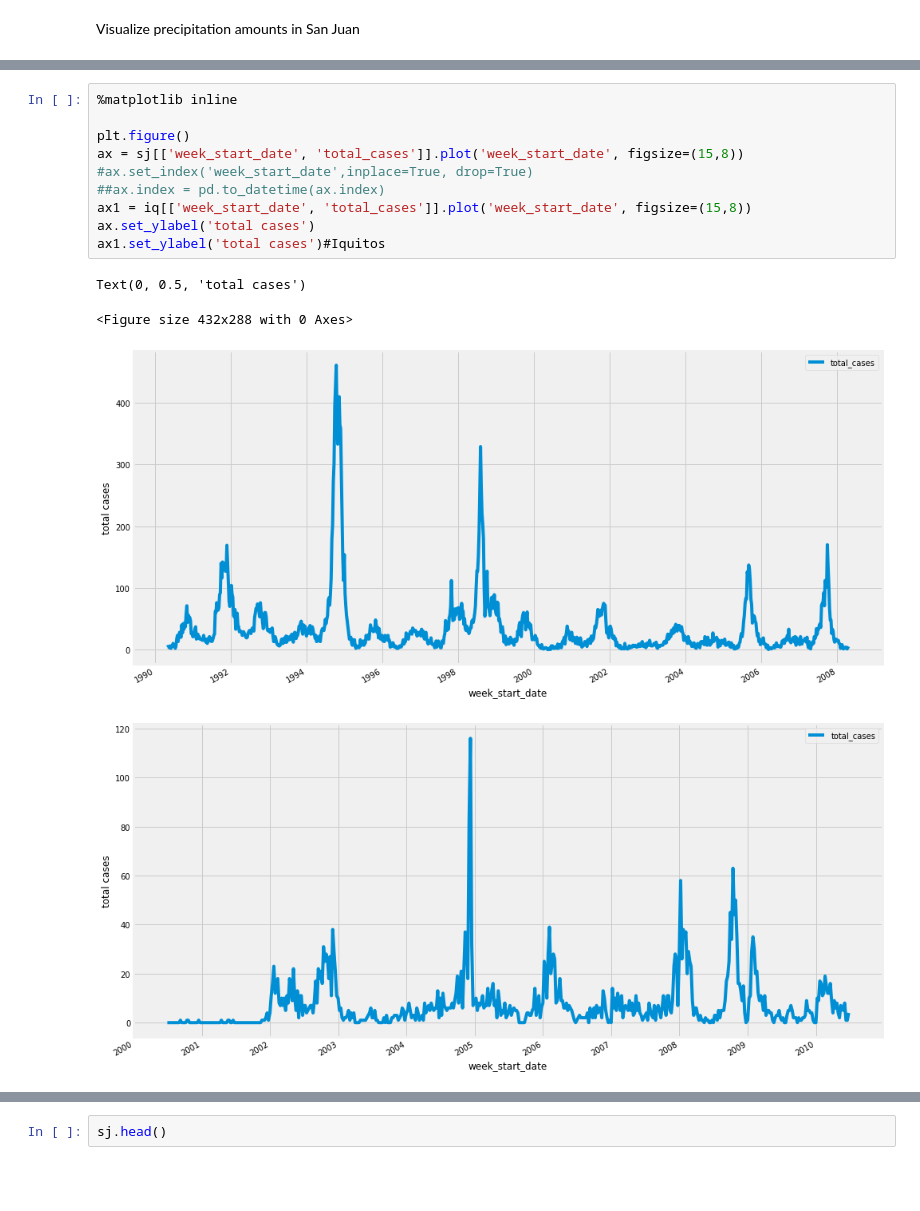
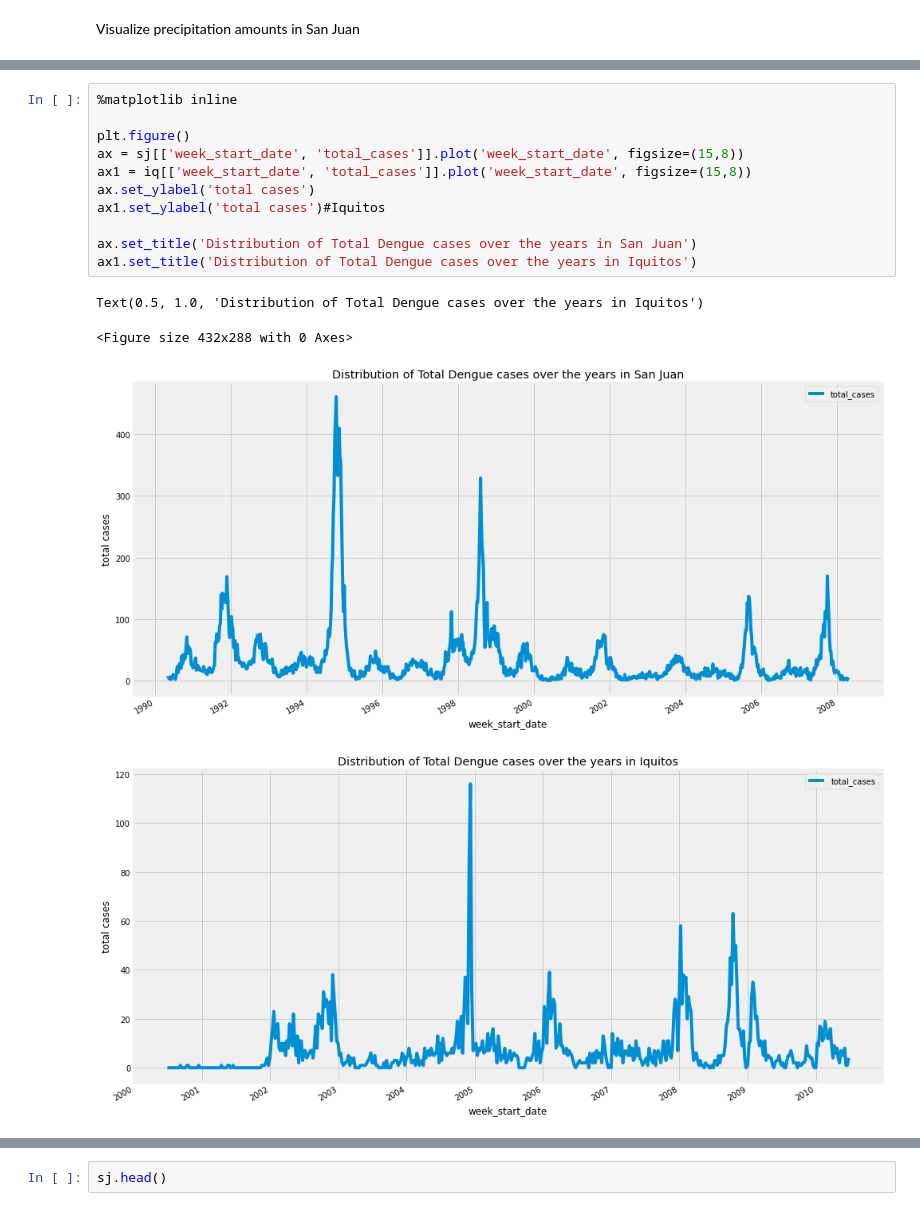
Before and after one commit to Mjcherono/Predicting-Disease-Spread, a Jupyter notebook: dengue.ipynb, the cells around one changed output, grey strips where cells are left out. Cells and saved outputs as stored; diff of their text form; blank space fills up the shorter version.

```diff
--- a/dengue.ipynb
+++ b/dengue.ipynb
@@ -525,18 +528,19 @@ plt.show()
 # %%
 %matplotlib inline
 
 plt.figure()
 ax = sj[['week_start_date', 'total_cases']].plot('week_start_date', figsize=(15,8))
-#ax.set_index('week_start_date',inplace=True, drop=True)
-##ax.index = pd.to_datetime(ax.index)
 ax1 = iq[['week_start_date', 'total_cases']].plot('week_start_date', figsize=(15,8))
 ax.set_ylabel('total cases')
 ax1.set_ylabel('total cases')#Iquitos
+
+ax.set_title('Distribution of Total Dengue cases over the years in San Juan')
+ax1.set_title('Distribution of Total Dengue cases over the years in Iquitos')
 # %% [output]
-Text(0, 0.5, 'total cases')
+Text(0.5, 1.0, 'Distribution of Total Dengue cases over the years in Iquitos')
 <Figure size 432x288 with 0 Axes>
-[figure, old version]
+[figure, new version]
-[figure, old version]
+[figure, new version]
 # %% [markdown]
 **San Juan**
 
```
Also changed, not shown: parts of 24 cells of this notebook.
